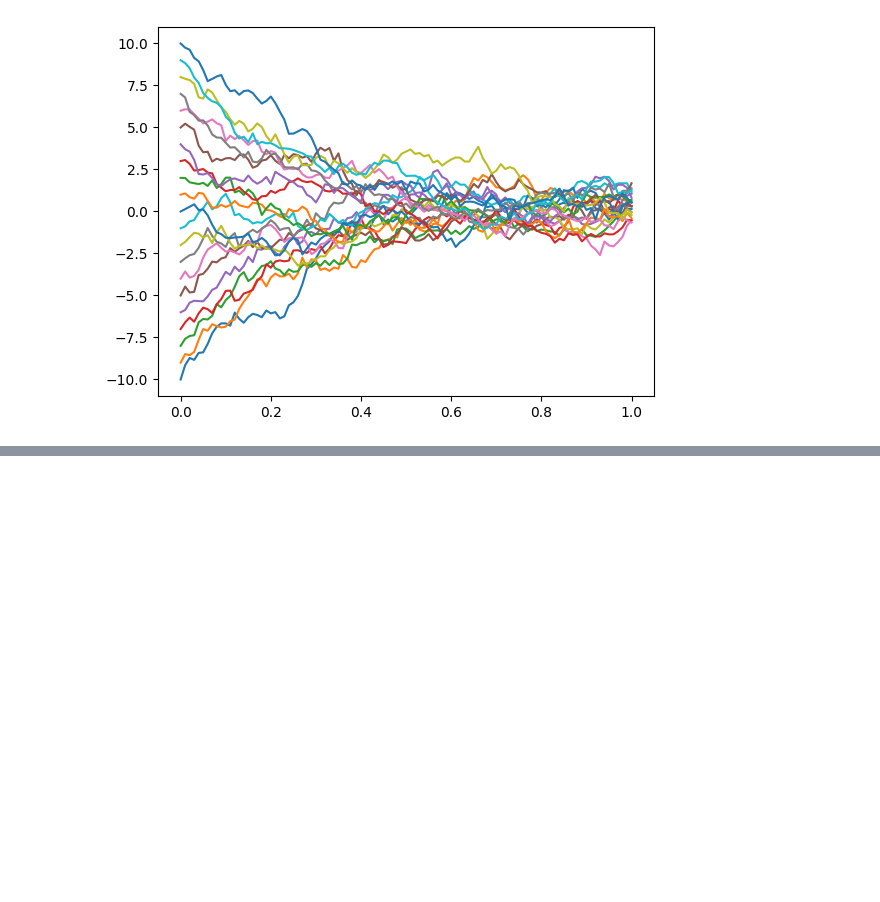
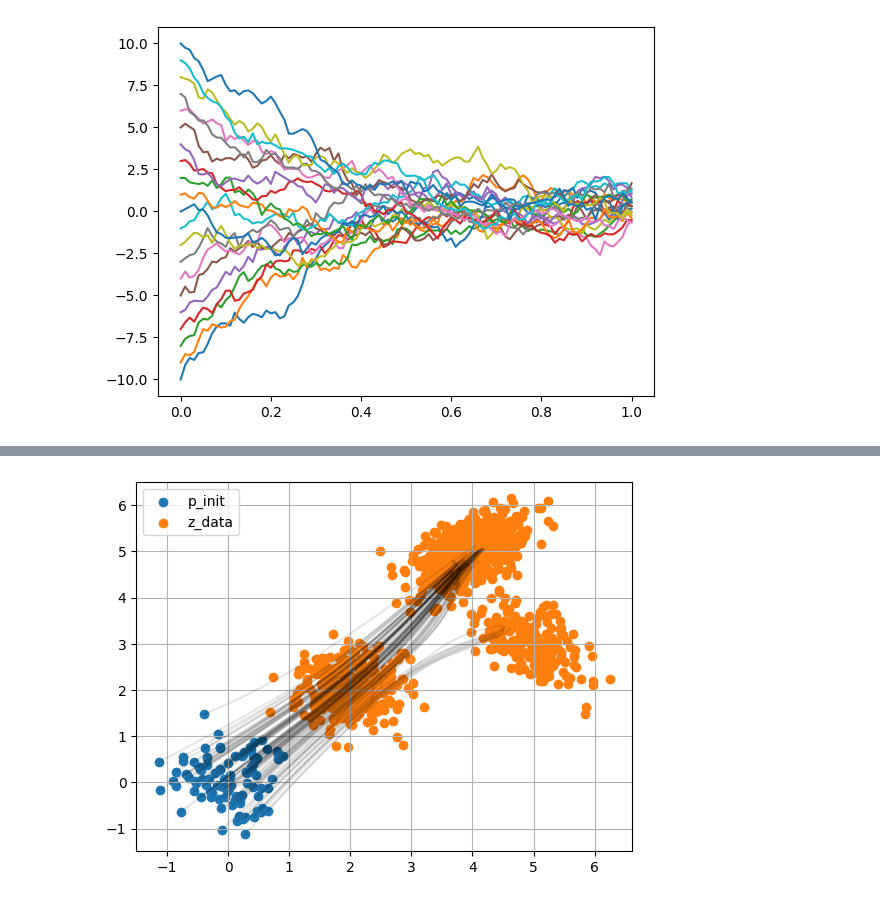
Before and after one commit to thelmn/quantfin_examples, a Jupyter notebook: flow-diffusion/flow-diffusion-ode-sde-intro.ipynb, the cells around one changed output, grey strips where cells are left out. Cells and saved outputs as stored; diff of their text form; code cells hidden in the pictures; blank space fills up the shorter version.

```diff
--- a/flow-diffusion/flow-diffusion-ode-sde-intro.ipynb
+++ b/flow-diffusion/flow-diffusion-ode-sde-intro.ipynb
@@ -142,0 +277,38 @@ Simulating the SDE gives the endpoint (a realization of a random variable) $X_1\
+# %%
+# marginal prob under data distribution
+def marginal_prob_path(x, t, z_data):
+  return jnp.mean(jax.vmap(lambda z: cond_prob_path(z, t)(x), in_axes=0)(z_data), 0)
+
+def marginal_vec_field(x, t, z_data):
+  p_t_x = marginal_prob_path(x, t, z_data)
+  p_data_z = 1/z_data.shape[0]
+  return (p_data_z/p_t_x)*jnp.sum(jax.vmap(lambda z: cond_vec_field(z, t)(x) * cond_prob_path(z, t)(x), in_axes=0)(z_data), 0)
+# %%
+n_steps = 1000
+h = 1/n_steps
+ts = jnp.arange(0, 1+h, h)
+# ts = ts.at[-1].set(ts[-1] - 1e-3)
+
+def euler_step(x, t, h, z_data):
+  x_th = x + h*marginal_vec_field(x, t, z_data)
+  return x_th, x_th
+
+def trajectory(x0, z_data):
+  return jax.lax.scan(lambda x, t: euler_step(x, t, h, z_data), x0, ts[:-1])[1]
+
+x0s = jax.random.multivariate_normal(rng_key, init_mu, init_cov, (100,))
+
+#uniform grid btwn -2, 6
+# x0s = jnp.array([[i, j] for i in jnp.linspace(-2, 6, 10) for j in jnp.linspace(-2, 6, 10)])
+
+flow = jax.vmap(trajectory, in_axes=(0, None))(x0s, z_data)
+flow = jnp.concatenate([x0s[:, None], flow], 1)
+
+plt.scatter(x0s[:, 0], x0s[:, 1], label='p_init')
+plt.plot(flow[:, :, 0].T, flow[:, :, 1].T, color='black', alpha=0.1)
+plt.scatter(z_data[:, 0], z_data[:, 1], label='z_data')
+plt.legend()
+plt.grid()
+plt.show()
+# %% [output]
+[figure, added]
```
Also changed, not shown: parts of 14 cells of this notebook, 3 other files.
